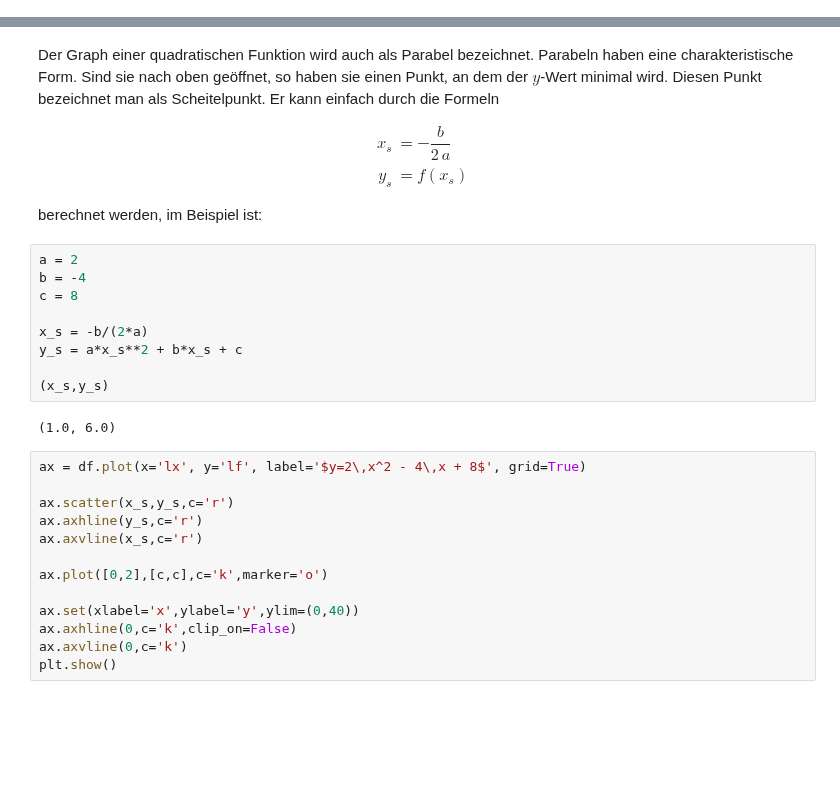
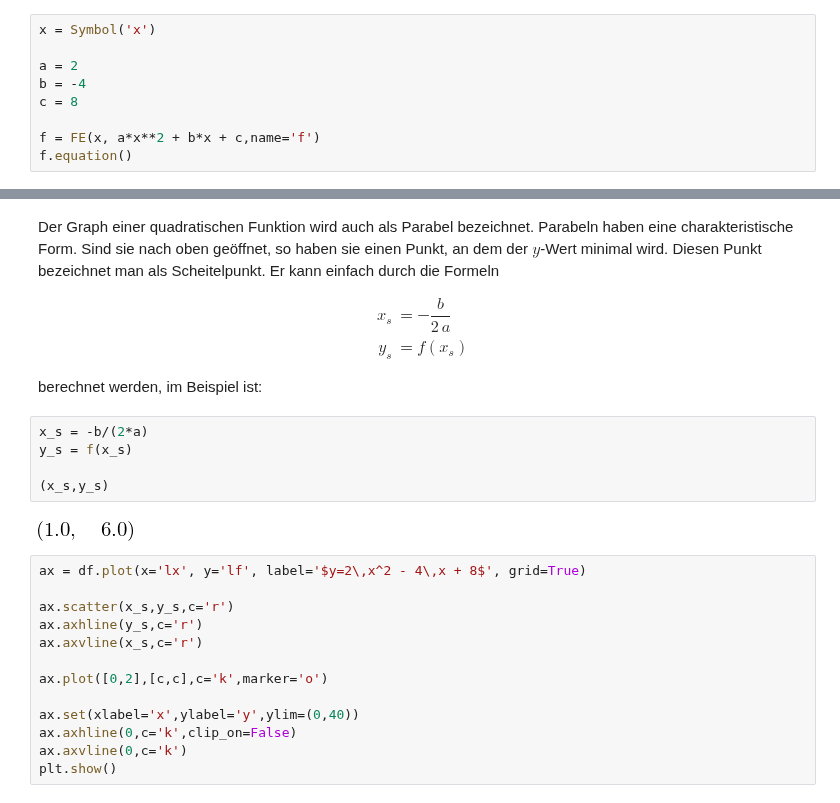
Before and after one commit to w-meiners/bdoor, a Jupyter notebook: 1-lineare_und_quadratische_Funktionen/Notebook_2_Lsg.ipynb, the cells around one changed output, grey strips where cells are left out. Drawn from its saved outputs; the diff is of its cells as text; blank space fills up the shorter version.

```diff
--- a/1-lineare_regression/Notebook_2_Lsg.ipynb
+++ b/1-lineare_und_quadratische_Funktionen/Notebook_2_Lsg.ipynb
@@ -29,0 +35,9 @@ import numpy as np
+# %%
+x = Symbol('x')
+
+a = 2
+b = -4
+c = 8
+
+f = FE(x, a*x**2 + b*x + c,name='f')
+f.equation()
@@ -55,16 +81,12 @@ Der Graph einer quadratischen Funktion wird auch als Parabel bezeichnet. Parabel
 
 berechnet werden, im Beispiel ist:
 # %%
-a = 2
-b = -4
-c = 8
-
 x_s = -b/(2*a)
-y_s = a*x_s**2 + b*x_s + c
+y_s = f(x_s)
 
 (x_s,y_s)
 # %% [output]
-(1.0, 6.0)
+[figure, added]
 # %%
 ax = df.plot(x='lx', y='lf', label='$y=2\,x^2 - 4\,x + 8$', grid=True)
 
```
Also changed, not shown: parts of 11 cells of this notebook, 34 other files.
